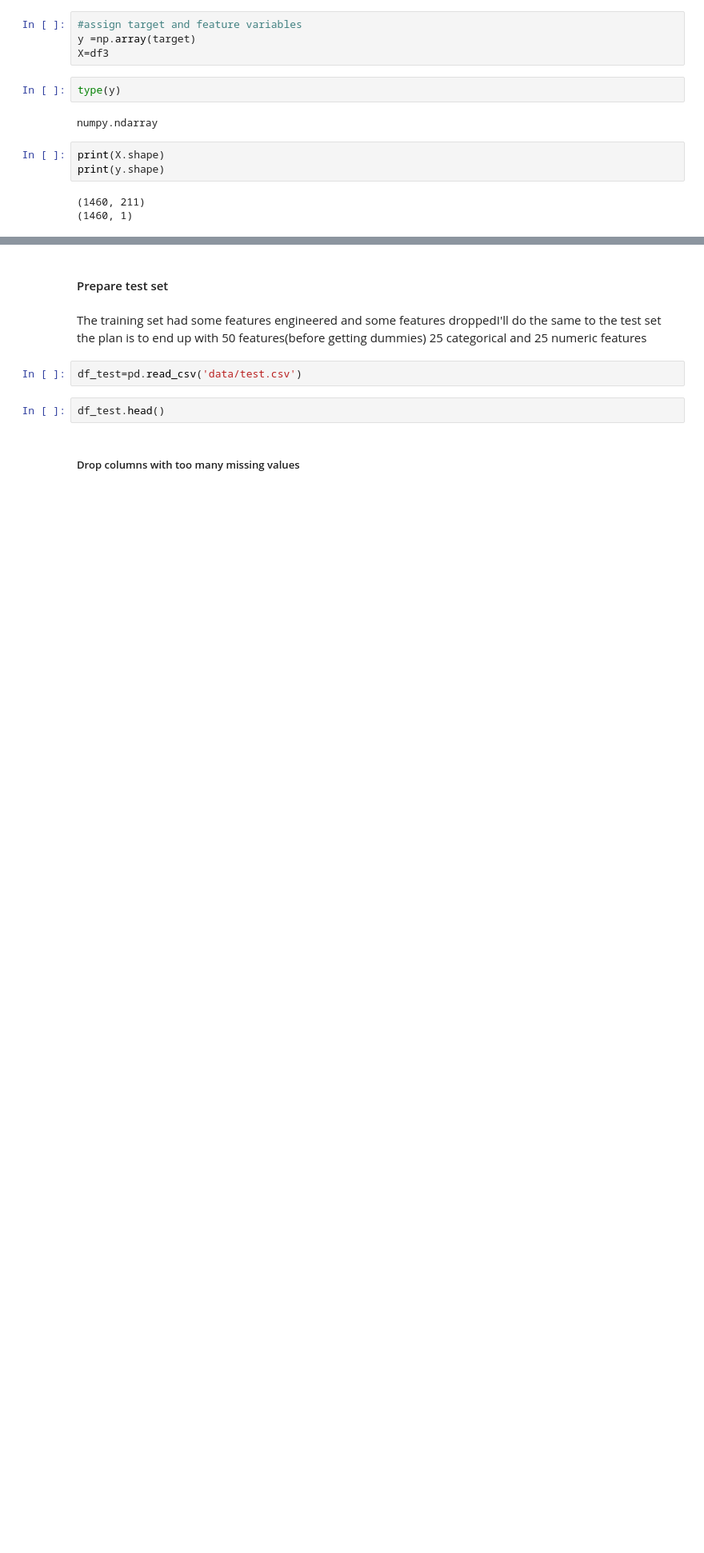
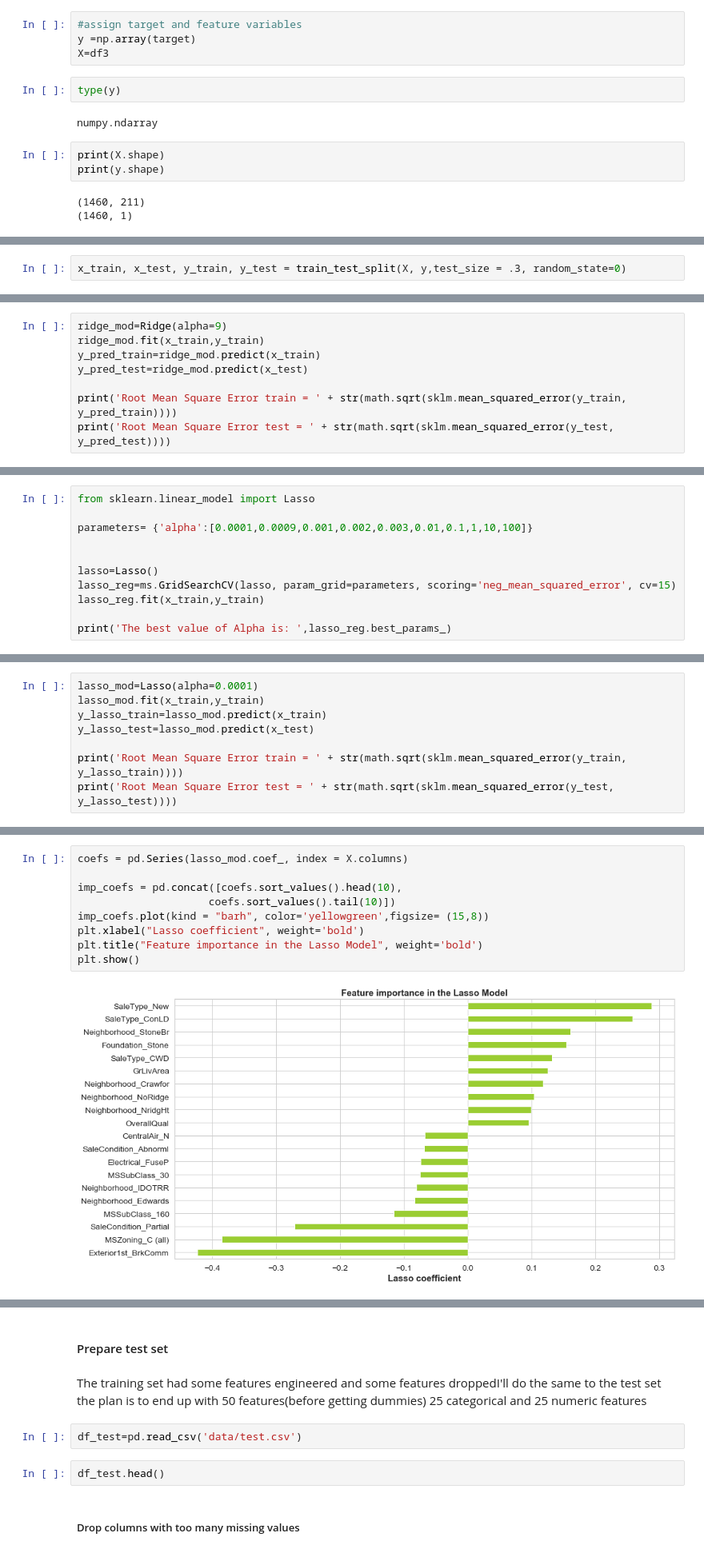
Before and after one commit to chibz3/Real_estate_investment, a Jupyter notebook: housing_prices.ipynb, the cells around one changed output, grey strips where cells are left out. Shown at 80% size. Drawn from its saved outputs; the diff is of its cells as text; blank space fills up the shorter version.

Commit message:
add linear, ridge and lasso models

```diff
--- a/housing_prices.ipynb
+++ b/housing_prices.ipynb
@@ -1062,0 +1066,2 @@ import sklearn.metrics as sklm
+# %%
+x_train, x_test, y_train, y_test = train_test_split(X, y,test_size = .3, random_state=0)
@@ -1062,0 +1111,8 @@ import sklearn.metrics as sklm
+# %%
+ridge_mod=Ridge(alpha=9)
+ridge_mod.fit(x_train,y_train)
+y_pred_train=ridge_mod.predict(x_train)
+y_pred_test=ridge_mod.predict(x_test)
+
+print('Root Mean Square Error train = ' + str(math.sqrt(sklm.mean_squared_error(y_train, y_pred_train))))
+print('Root Mean Square Error test = ' + str(math.sqrt(sklm.mean_squared_error(y_test, y_pred_test))))
@@ -1062,0 +1124,11 @@ import sklearn.metrics as sklm
+# %%
+from sklearn.linear_model import Lasso
+
+parameters= {'alpha':[0.0001,0.0009,0.001,0.002,0.003,0.01,0.1,1,10,100]}
+
+
+lasso=Lasso()
+lasso_reg=ms.GridSearchCV(lasso, param_grid=parameters, scoring='neg_mean_squared_error', cv=15)
+lasso_reg.fit(x_train,y_train)
+
+print('The best value of Alpha is: ',lasso_reg.best_params_)
@@ -1062,0 +1137,8 @@ import sklearn.metrics as sklm
+# %%
+lasso_mod=Lasso(alpha=0.0001)
+lasso_mod.fit(x_train,y_train)
+y_lasso_train=lasso_mod.predict(x_train)
+y_lasso_test=lasso_mod.predict(x_test)
+
+print('Root Mean Square Error train = ' + str(math.sqrt(sklm.mean_squared_error(y_train, y_lasso_train))))
+print('Root Mean Square Error test = ' + str(math.sqrt(sklm.mean_squared_error(y_test, y_lasso_test))))
@@ -1062,0 +1148,11 @@ import sklearn.metrics as sklm
+# %%
+coefs = pd.Series(lasso_mod.coef_, index = X.columns)
+
+imp_coefs = pd.concat([coefs.sort_values().head(10),
+                     coefs.sort_values().tail(10)])
+imp_coefs.plot(kind = "barh", color='yellowgreen',figsize= (15,8))
+plt.xlabel("Lasso coefficient", weight='bold')
+plt.title("Feature importance in the Lasso Model", weight='bold')
+plt.show()
+# %% [output]
+[figure, added]
```
Also changed, not shown: parts of 20 cells of this notebook.
